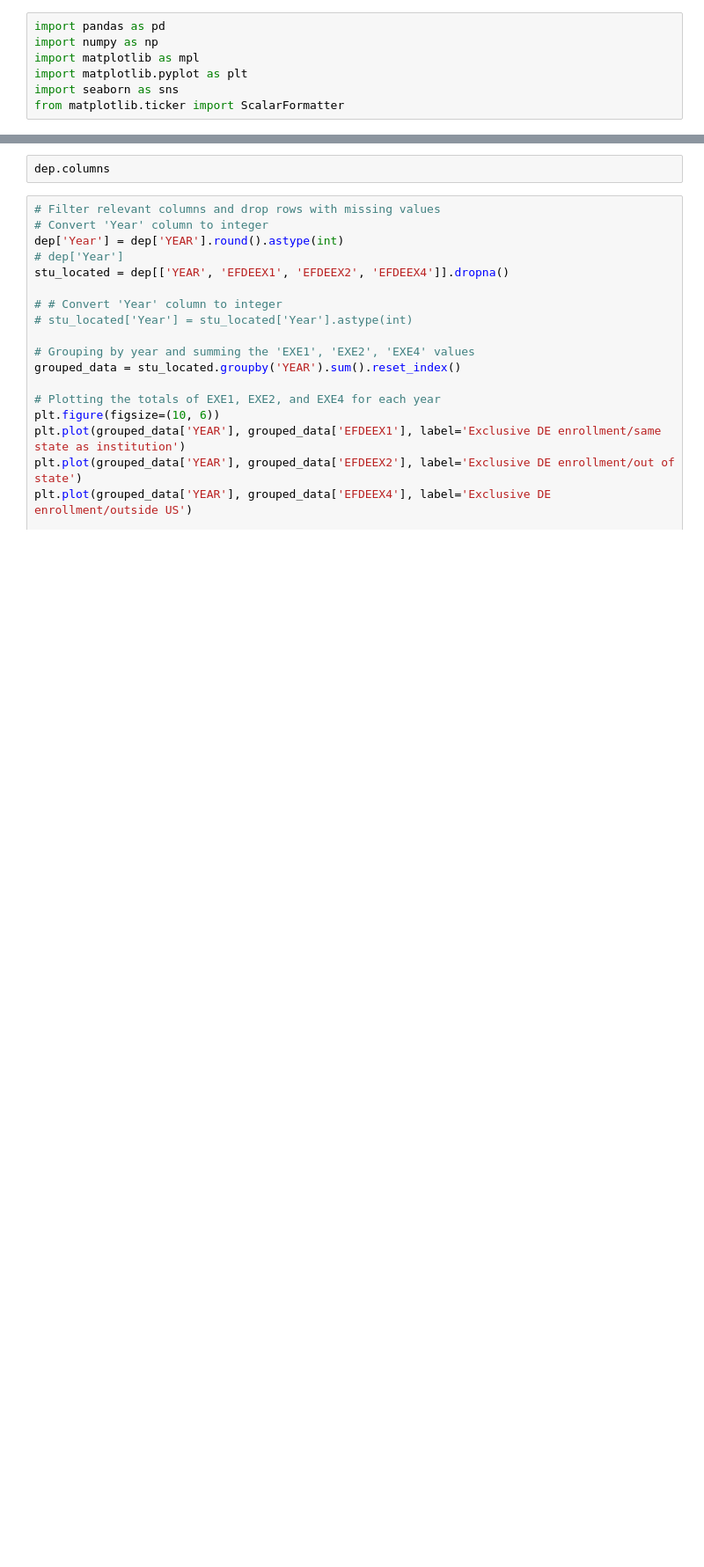
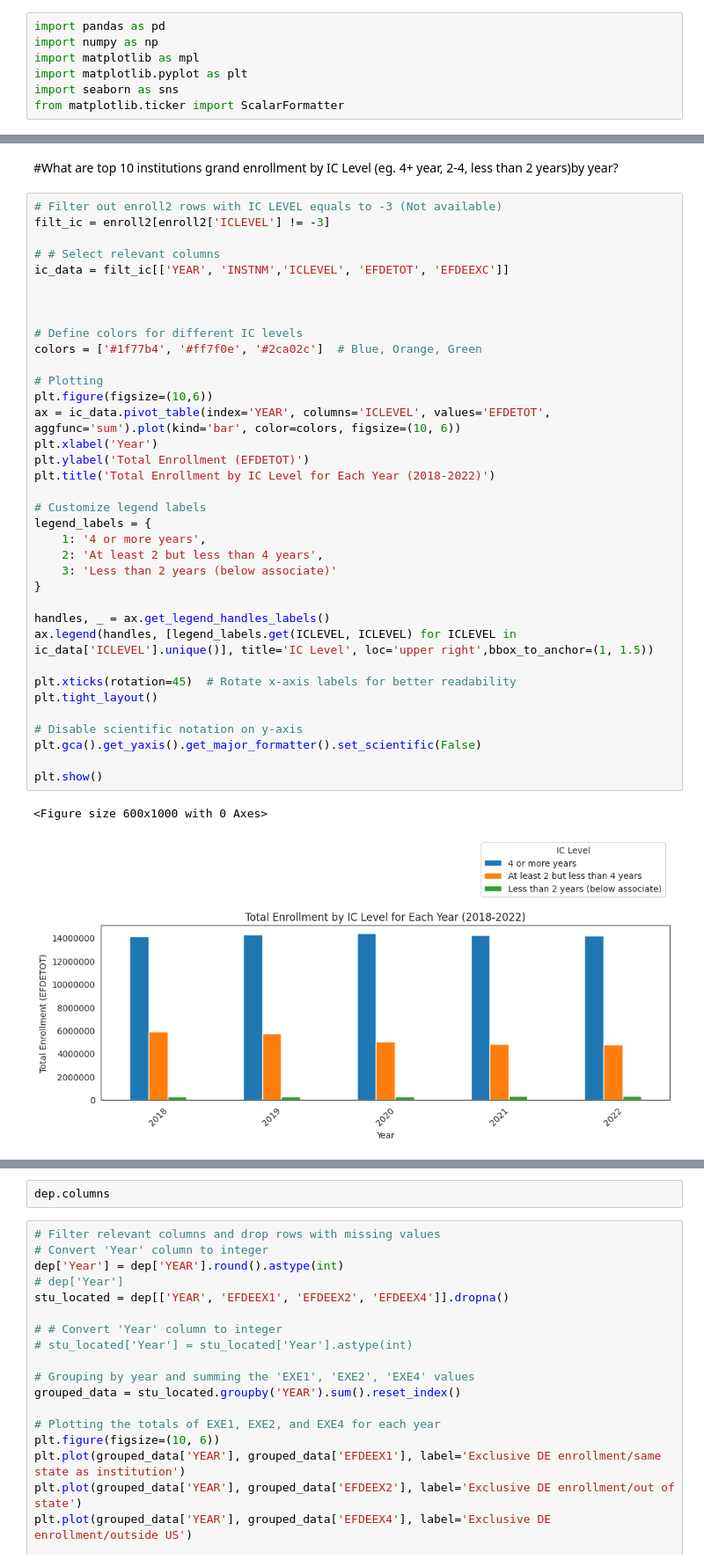
Before and after one commit to katyk20/distance-education-highered, a Jupyter notebook: Notebooks/EDA.ipynb, the cells around one changed output, grey strips where cells are left out. Shown at 88% size. Saved outputs shown, nothing was run; the diff lists cells and outputs as text; blank space fills up the shorter version.

```diff
--- a/Notebooks/EDA.ipynb
+++ b/Notebooks/EDA.ipynb
@@ -102,0 +110,41 @@ for year in years:
+# %% [markdown]
+#What are top 10 institutions grand enrollment by IC Level (eg. 4+ year, 2-4, less than 2 years)by year?
+# %%
+# Filter out enroll2 rows with IC LEVEL equals to -3 (Not available)
+filt_ic = enroll2[enroll2['ICLEVEL'] != -3]
+
+# # Select relevant columns
+ic_data = filt_ic[['YEAR', 'INSTNM','ICLEVEL', 'EFDETOT', 'EFDEEXC']]
+
+
+
+# Define colors for different IC levels
+colors = ['#1f77b4', '#ff7f0e', '#2ca02c']  # Blue, Orange, Green
+
+# Plotting
+plt.figure(figsize=(10,6))
+ax = ic_data.pivot_table(index='YEAR', columns='ICLEVEL', values='EFDETOT', aggfunc='sum').plot(kind='bar', color=colors, figsize=(10, 6))
+plt.xlabel('Year')
+plt.ylabel('Total Enrollment (EFDETOT)')
+plt.title('Total Enrollment by IC Level for Each Year (2018-2022)')
+
+# Customize legend labels
+legend_labels = {
+    1: '4 or more years',
+    2: 'At least 2 but less than 4 years',
+    3: 'Less than 2 years (below associate)'
+}
+
+handles, _ = ax.get_legend_handles_labels()
+ax.legend(handles, [legend_labels.get(ICLEVEL, ICLEVEL) for ICLEVEL in ic_data['ICLEVEL'].unique()], title='IC Level', loc='upper right',bbox_to_anchor=(1, 1.5))
+
+plt.xticks(rotation=45)  # Rotate x-axis labels for better readability
+plt.tight_layout()
+
+# Disable scientific notation on y-axis
+plt.gca().get_yaxis().get_major_formatter().set_scientific(False)
+
+plt.show()
+# %% [output]
+<Figure size 600x1000 with 0 Axes>
+[figure, added]
```
Also changed, not shown: parts of 20 cells of this notebook.
